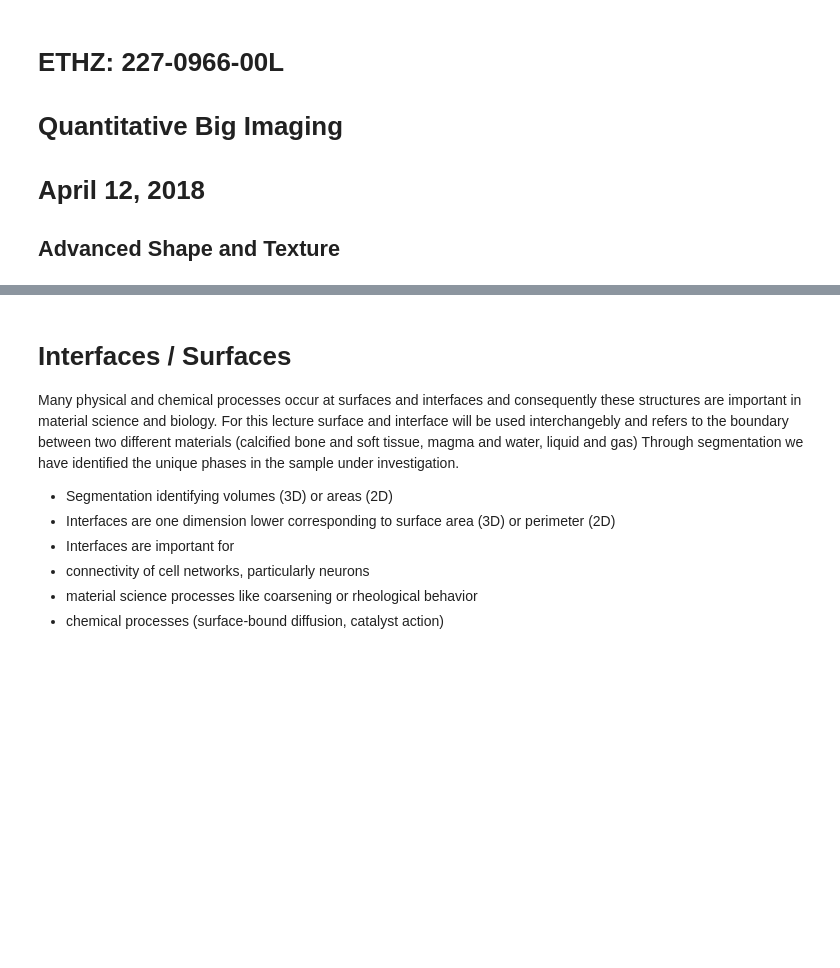
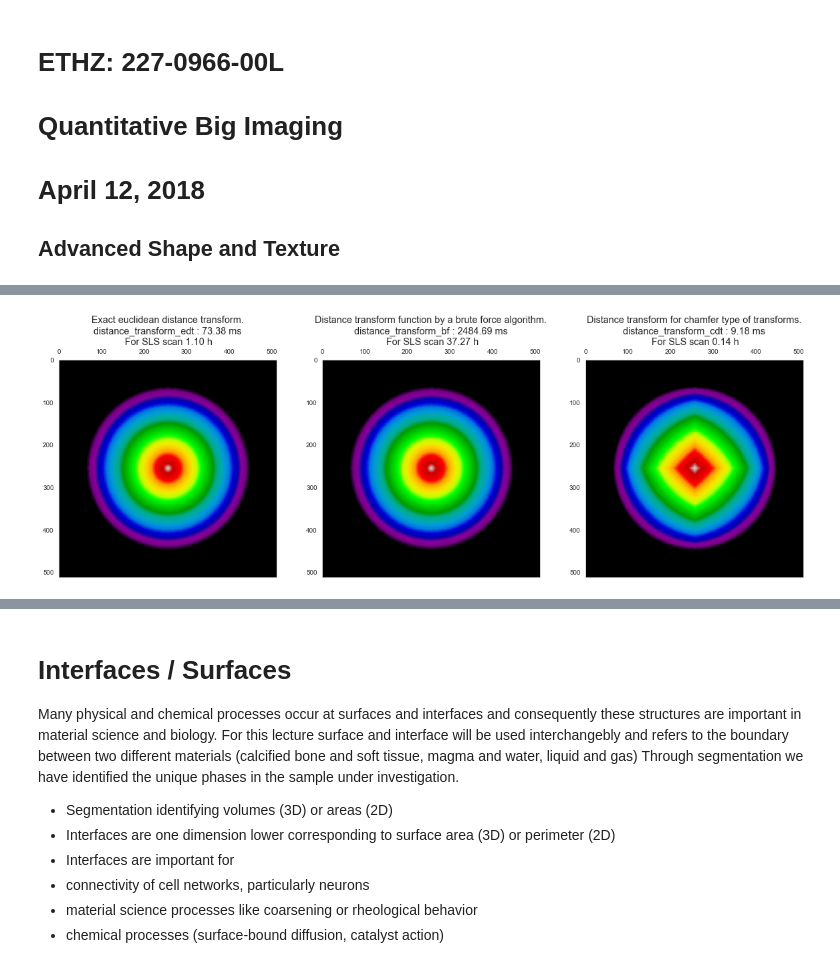
Before and after one commit to kmader/Quantitative-Big-Imaging-2018, a Jupyter notebook: Lectures/07-AdvancedShapeAndTexture.ipynb, the cells around one changed output, grey strips where cells are left out. Saved outputs shown, nothing was run; the diff lists cells and outputs as text; code cells hidden in the pictures; blank space fills up the shorter version.

```diff
--- a/Lectures/07-AdvancedShapeAndTexture.ipynb
+++ b/Lectures/07-AdvancedShapeAndTexture.ipynb
@@ -34,0 +134,16 @@ Literature / Useful References
+# %%
+img_bw = generate_dot_image(512, 0.75)
+sls_fact = 2160*2560*2560/np.prod(img_bw.shape)
+dmap_list = [ndimage.distance_transform_edt,
+             ndimage.distance_transform_bf, ndimage.distance_transform_cdt]
+fig, m_axs = plt.subplots(1, len(dmap_list), figsize=(20, 6))
+for dmap_func, c_ax in zip(dmap_list, m_axs):
+    ms_time = timeit(lambda: dmap_func(img_bw), number=1)*1e3
+    dmap = dmap_func(img_bw)
+    c_ax.matshow(dmap, cmap='nipy_spectral')
+    c_ax.set_title('{}\n{} : {} ms\n For SLS scan {} h'.format(dmap_func.__doc__.split('\n')[1].strip(),
+                                                               dmap_func.__name__,
+                                                               '%2.2f' % ms_time,
+                                                               '%2.2f' % (ms_time*sls_fact/3600/1e3)))
+# %% [output]
+[figure, added]
```
Also changed, not shown: parts of 36 cells of this notebook, 15 other files.
